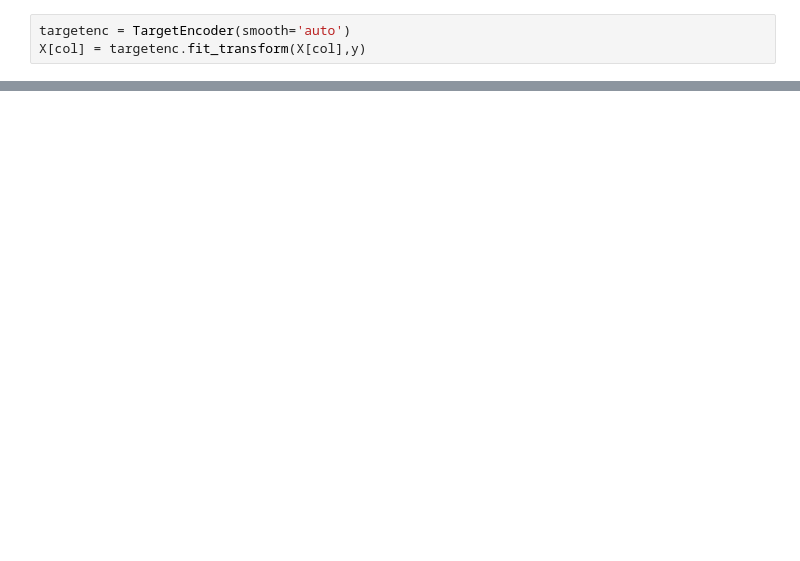
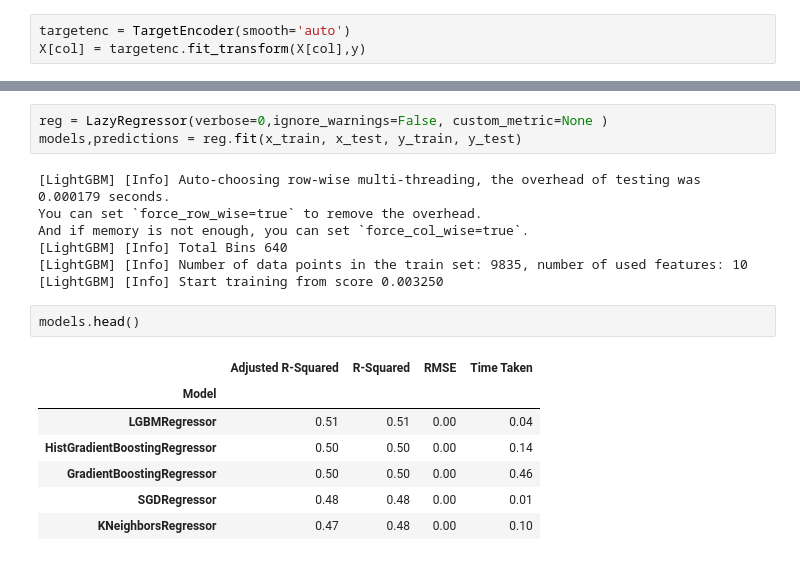
Before and after one commit to SalmanAlsayab/house-Prices-in-KSA, a Jupyter notebook: data_preprocessing.ipynb, the cells around one changed output, grey strips where cells are left out. Drawn from its saved outputs; the diff is of its cells as text; blank space fills up the shorter version.

Commit message:
testing bunch of models

```diff
--- a/data_preprocessing.ipynb
+++ b/data_preprocessing.ipynb
@@ -65,0 +121,20 @@ model performance on testing data: -3.542401465828071e-05
+# %%
+reg = LazyRegressor(verbose=0,ignore_warnings=False, custom_metric=None )
+models,predictions = reg.fit(x_train, x_test, y_train, y_test)
+# %% [output]
+[LightGBM] [Info] Auto-choosing row-wise multi-threading, the overhead of testing was 0.000179 seconds.
+You can set `force_row_wise=true` to remove the overhead.
+And if memory is not enough, you can set `force_col_wise=true`.
+[LightGBM] [Info] Total Bins 640
+[LightGBM] [Info] Number of data points in the train set: 9835, number of used features: 10
+[LightGBM] [Info] Start training from score 0.003250
+# %%
+models.head()
+# %% [output]
+|  | Adjusted R-Squared | R-Squared | RMSE | Time Taken |
+| Model |  |  |  |  |
+| LGBMRegressor | 0.51 | 0.51 | 0.00 | 0.04 |
+| HistGradientBoostingRegressor | 0.50 | 0.50 | 0.00 | 0.14 |
+| GradientBoostingRegressor | 0.50 | 0.50 | 0.00 | 0.46 |
+| SGDRegressor | 0.48 | 0.48 | 0.00 | 0.01 |
+| KNeighborsRegressor | 0.47 | 0.48 | 0.00 | 0.10 |
```
Also changed, not shown: parts of 14 cells of this notebook.
